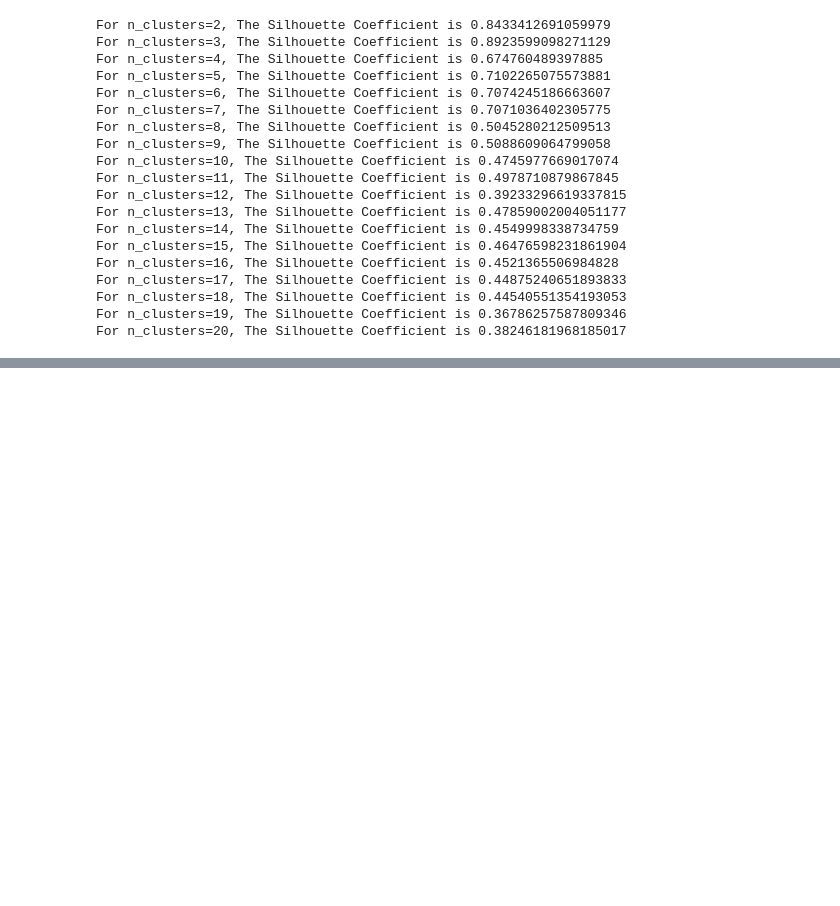
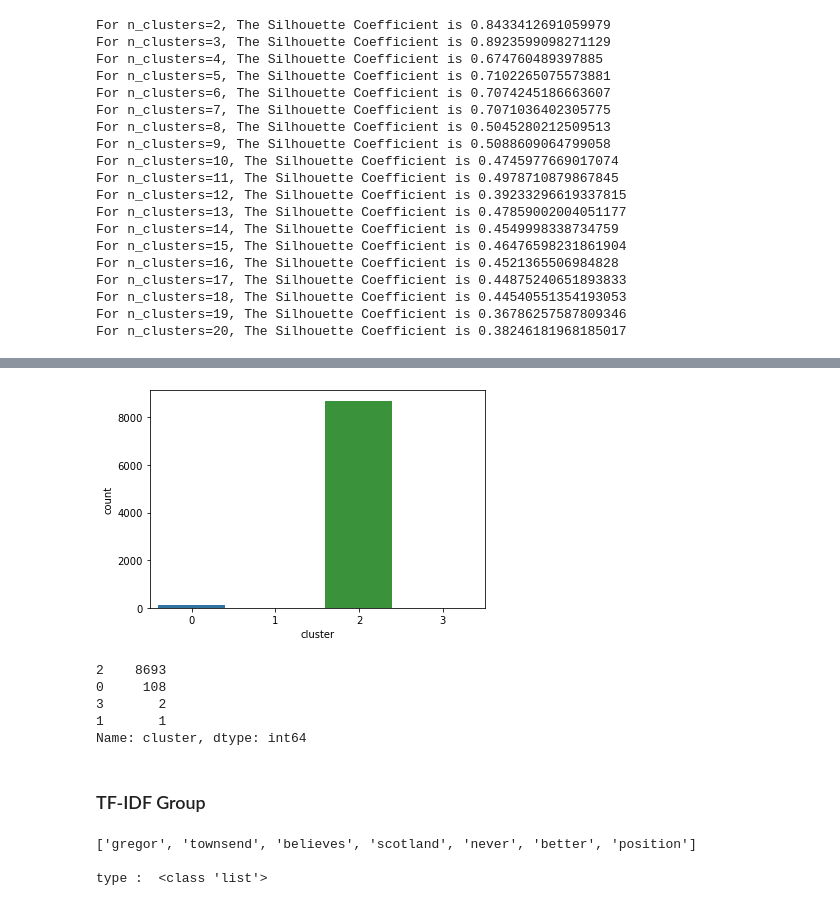
Before and after one commit to NadyaTambunan/TASI-2122-108_TF-IDF-vs-TF-IDF-Group, a Jupyter notebook: implementasi/K-means + TF-IDF Group.ipynb, the cells around one changed output, grey strips where cells are left out. Saved outputs shown, nothing was run; the diff lists cells and outputs as text; code cells hidden in the pictures; blank space fills up the shorter version.

```diff
--- a/implementasi/K-means + TF-IDF Group.ipynb
+++ b/implementasi/K-means + TF-IDF Group.ipynb
@@ -108,0 +111,4 @@ For n_clusters=20, The Silhouette Coefficient is 0.38246181968185017
+# %%
+dataset_1["cluster"] = kmeans_prediction
+
+dataset_1[dataset_1["cluster"]==0].head(20)
@@ -108,0 +149,22 @@ For n_clusters=20, The Silhouette Coefficient is 0.38246181968185017
+# %%
+# Cek keseimbangan data untuk setiap cluster
+import numpy as np
+import pandas as pd
+import matplotlib as plt
+import matplotlib.pyplot as plt
+import seaborn as sns
+# Menampilkan visualisasi dalam bentuk bar chart untuk jumlah dari setiap kelas
+g = sns.countplot(dataset_1['cluster'])
+g.set_xticklabels(['0','1','2','3'])
+plt.show()
+# %% [output]
+[figure, added]
+# %%
+# Menampilkan jumlah data untuk setiap cluster
+dataset_1['cluster'].value_counts()
+# %% [output]
+2    8693
+0     108
+3       2
+1       1
+Name: cluster, dtype: int64
@@ -108,0 +173,20 @@ For n_clusters=20, The Silhouette Coefficient is 0.38246181968185017
+# %% [markdown]
+<h3>TF-IDF Group</h3>
+# %%
+# convert list formated string to list
+import ast
+
+def convert_text_list(texts):
+    texts = ast.literal_eval(texts)
+    return [text for text in texts]
+
+dataset_1["article_list"] = dataset_1["article"].apply(convert_text_list)
+
+
+print(dataset_1["article_list"][90])
+
+print("\ntype : ", type(dataset_1["article_list"][90]))
+# %% [output]
+['gregor', 'townsend', 'believes', 'scotland', 'never', 'better', 'position']
+
+type :  <class 'list'>
```
Also changed, not shown: parts of 5 cells of this notebook, 1 other file.
